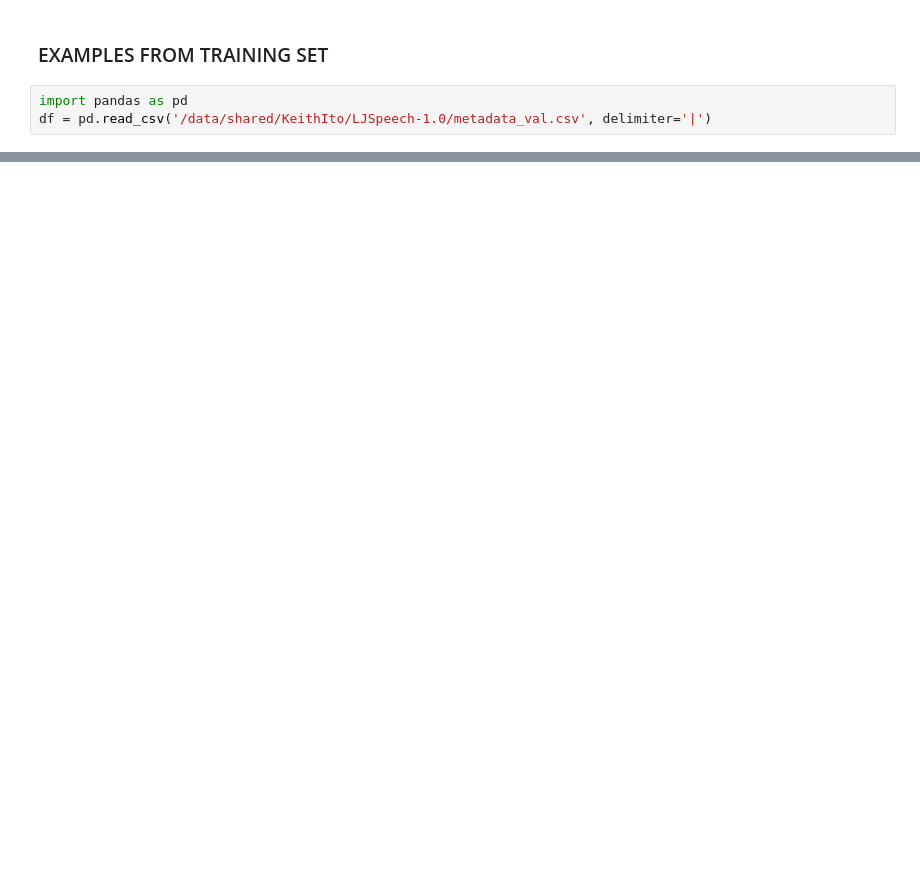
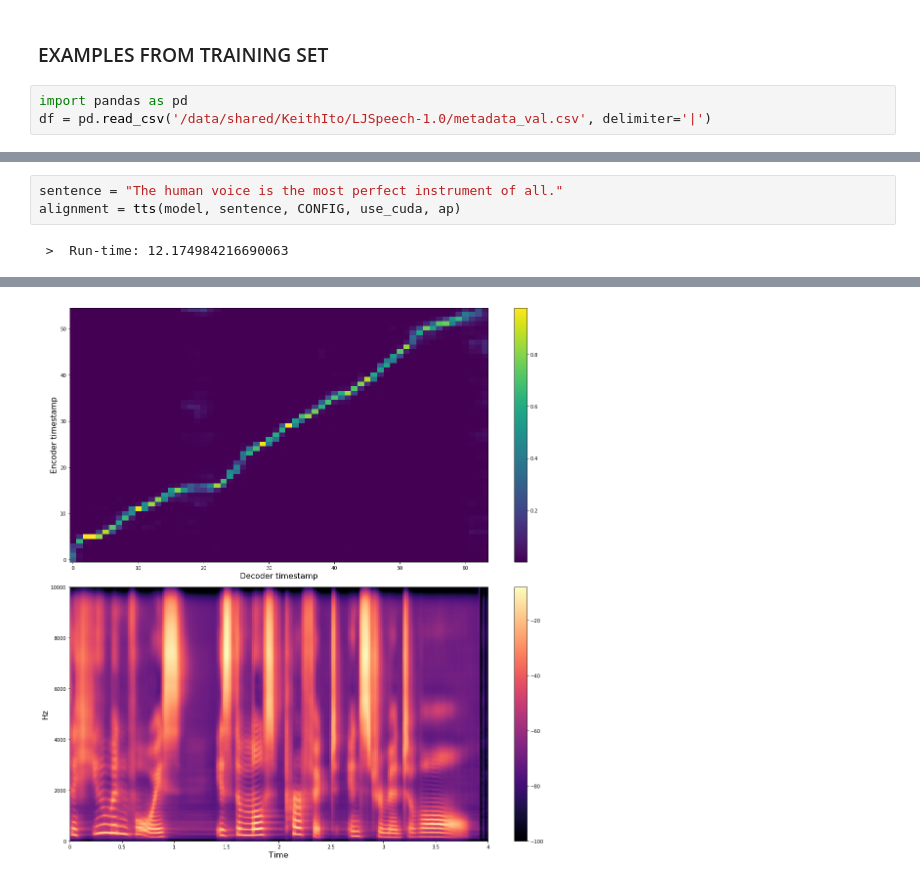
Before and after one commit to coqui-ai/TTS, a Jupyter notebook: notebooks/TacotronPlayGround.ipynb, the cells around one changed output, grey strips where cells are left out. Saved outputs shown, nothing was run; the diff lists cells and outputs as text; blank space fills up the shorter version.

```diff
--- a/notebooks/TacotronPlayGround.ipynb
+++ b/notebooks/TacotronPlayGround.ipynb
@@ -84,0 +137,5 @@ alignment = tts(model, sentence, CONFIG, use_cuda, ap)
+# %%
+sentence = "The human voice is the most perfect instrument of all."
+alignment = tts(model, sentence, CONFIG, use_cuda, ap)
+# %% [output]
+ >  Run-time: 12.174984216690063
@@ -84,0 +143 @@ alignment = tts(model, sentence, CONFIG, use_cuda, ap)
+[figure, added]
```
Also changed, not shown: parts of 12 cells of this notebook, 1 other file.
